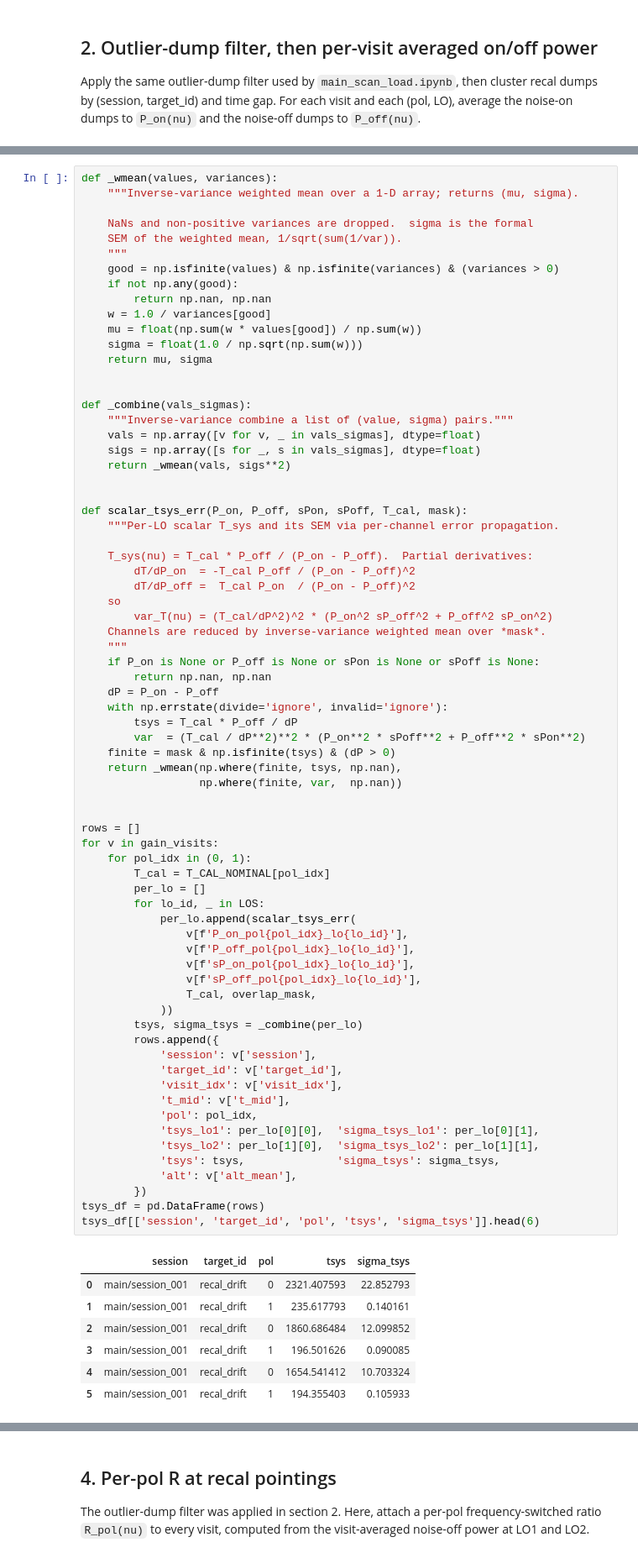
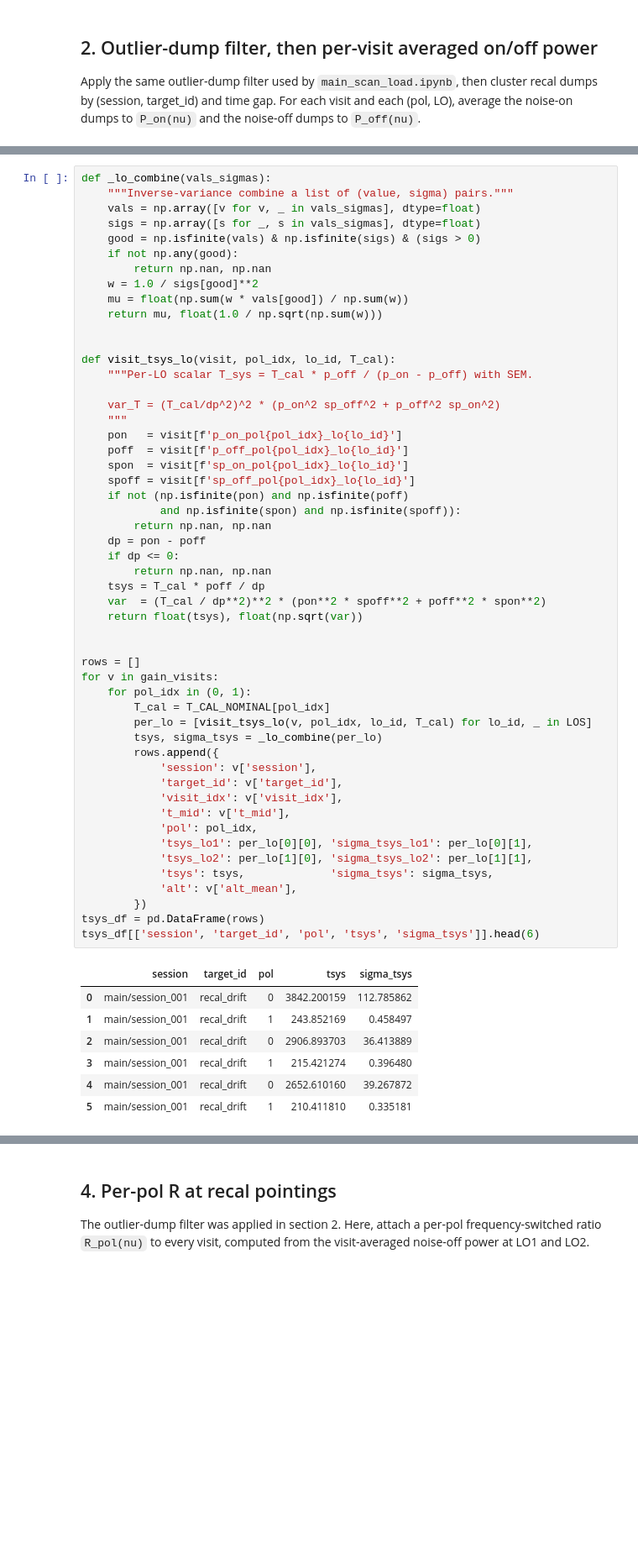
Before and after one commit to raw-asparagus/ay-121, a Jupyter notebook: labs/04/main_scan_calibration.ipynb, the cells around one changed output, grey strips where cells are left out. Shown at 84% size. Drawn from its saved outputs; the diff is of its cells as text; blank space fills up the shorter version.

```diff
--- a/labs/04/main_scan_calibration.ipynb
+++ b/labs/04/main_scan_calibration.ipynb
@@ -413,82 +425,63 @@ are averaged.
 # %%
-def _wmean(values, variances):
-    """Inverse-variance weighted mean over a 1-D array; returns (mu, sigma).
-
-    NaNs and non-positive variances are dropped.  sigma is the formal
-    SEM of the weighted mean, 1/sqrt(sum(1/var)).
-    """
-    good = np.isfinite(values) & np.isfinite(variances) & (variances > 0)
-    if not np.any(good):
-        return np.nan, np.nan
-    w = 1.0 / variances[good]
-    mu = float(np.sum(w * values[good]) / np.sum(w))
-    sigma = float(1.0 / np.sqrt(np.sum(w)))
-    return mu, sigma
-
-
-def _combine(vals_sigmas):
+def _lo_combine(vals_sigmas):
     """Inverse-variance combine a list of (value, sigma) pairs."""
     vals = np.array([v for v, _ in vals_sigmas], dtype=float)
     sigs = np.array([s for _, s in vals_sigmas], dtype=float)
-    return _wmean(vals, sigs**2)
+    good = np.isfinite(vals) & np.isfinite(sigs) & (sigs > 0)
+    if not np.any(good):
+        return np.nan, np.nan
+    w = 1.0 / sigs[good]**2
+    mu = float(np.sum(w * vals[good]) / np.sum(w))
+    return mu, float(1.0 / np.sqrt(np.sum(w)))
 
 
-def scalar_tsys_err(P_on, P_off, sPon, sPoff, T_cal, mask):
-    """Per-LO scalar T_sys and its SEM via per-channel error propagation.
+def visit_tsys_lo(visit, pol_idx, lo_id, T_cal):
+    """Per-LO scalar T_sys = T_cal * p_off / (p_on - p_off) with SEM.
 
-    T_sys(nu) = T_cal * P_off / (P_on - P_off).  Partial derivatives:
-        dT/dP_on  = -T_cal P_off / (P_on - P_off)^2
-        dT/dP_off =  T_cal P_on  / (P_on - P_off)^2
-    so
-        var_T(nu) = (T_cal/dP^2)^2 * (P_on^2 sP_off^2 + P_off^2 sP_on^2)
-    Channels are reduced by inverse-variance weighted mean over *mask*.
+    var_T = (T_cal/dp^2)^2 * (p_on^2 sp_off^2 + p_off^2 sp_on^2)
     """
-    if P_on is None or P_off is None or sPon is None or sPoff is None:
+    pon   = visit[f'p_on_pol{pol_idx}_lo{lo_id}']
+    poff  = visit[f'p_off_pol{pol_idx}_lo{lo_id}']
+    spon  = visit[f'sp_on_pol{pol_idx}_lo{lo_id}']
+    spoff = visit[f'sp_off_pol{pol_idx}_lo{lo_id}']
+    if not (np.isfinite(pon) and np.isfinite(poff)
+            and np.isfinite(spon) and np.isfinite(spoff)):
         return np.nan, np.nan
-    dP = P_on - P_off
-    with np.errstate(divide='ignore', invalid='ignore'):
-        tsys = T_cal * P_off / dP
-        var  = (T_cal / dP**2)**2 * (P_on**2 * sPoff**2 + P_off**2 * sPon**2)
-    finite = mask & np.isfinite(tsys) & (dP > 0)
-    return _wmean(np.where(finite, tsys, np.nan),
-                  np.where(finite, var,  np.nan))
+    dp = pon - poff
+    if dp <= 0:
+        return np.nan, np.nan
+    tsys = T_cal * poff / dp
+    var  = (T_cal / dp**2)**2 * (pon**2 * spoff**2 + poff**2 * spon**2)
+    return float(tsys), float(np.sqrt(var))
 
 
 rows = []
 for v in gain_visits:
     for pol_idx in (0, 1):
         T_cal = T_CAL_NOMINAL[pol_idx]
-        per_lo = []
-        for lo_id, _ in LOS:
-            per_lo.append(scalar_tsys_err(
-                v[f'P_on_pol{pol_idx}_lo{lo_id}'],
-                v[f'P_off_pol{pol_idx}_lo{lo_id}'],
-                v[f'sP_on_pol{pol_idx}_lo{lo_id}'],
-                v[f'sP_off_pol{pol_idx}_lo{lo_id}'],
-                T_cal, overlap_mask,
-            ))
-        tsys, sigma_tsys = _combine(per_lo)
+        per_lo = [visit_tsys_lo(v, pol_idx, lo_id, T_cal) for lo_id, _ in LOS]
+        tsys, sigma_tsys = _lo_combine(per_lo)
         rows.append({
             'session': v['session'],
             'target_id': v['target_id'],
             'visit_idx': v['visit_idx'],
             't_mid': v['t_mid'],
             'pol': pol_idx,
-            'tsys_lo1': per_lo[0][0],  'sigma_tsys_lo1': per_lo[0][1],
-            'tsys_lo2': per_lo[1][0],  'sigma_tsys_lo2': per_lo[1][1],
-            'tsys': tsys,              'sigma_tsys': sigma_tsys,
+            'tsys_lo1': per_lo[0][0], 'sigma_tsys_lo1': per_lo[0][1],
+            'tsys_lo2': per_lo[1][0], 'sigma_tsys_lo2': per_lo[1][1],
+            'tsys': tsys,             'sigma_tsys': sigma_tsys,
             'alt': v['alt_mean'],
         })
 tsys_df = pd.DataFrame(rows)
 tsys_df[['session', 'target_id', 'pol', 'tsys', 'sigma_tsys']].head(6)
 # %% [output]
 |  | session | target_id | pol | tsys | sigma_tsys |
-| 0 | main/session_001 | recal_drift | 0 | 2321.407593 | 22.852793 |
-| 1 | main/session_001 | recal_drift | 1 | 235.617793 | 0.140161 |
-| 2 | main/session_001 | recal_drift | 0 | 1860.686484 | 12.099852 |
-| 3 | main/session_001 | recal_drift | 1 | 196.501626 | 0.090085 |
-| 4 | main/session_001 | recal_drift | 0 | 1654.541412 | 10.703324 |
-| 5 | main/session_001 | recal_drift | 1 | 194.355403 | 0.105933 |
+| 0 | main/session_001 | recal_drift | 0 | 3842.200159 | 112.785862 |
+| 1 | main/session_001 | recal_drift | 1 | 243.852169 | 0.458497 |
+| 2 | main/session_001 | recal_drift | 0 | 2906.893703 | 36.413889 |
+| 3 | main/session_001 | recal_drift | 1 | 215.421274 | 0.396480 |
+| 4 | main/session_001 | recal_drift | 0 | 2652.610160 | 39.267872 |
+| 5 | main/session_001 | recal_drift | 1 | 210.411810 | 0.335181 |
 # %%
 # Two stacked panels (pol 0 and pol 1), session-span shading,
 # marker = pointing (circle vs triangle), face colour = altitude.
```
Also changed, not shown: parts of 22 cells of this notebook, 5 other files.
